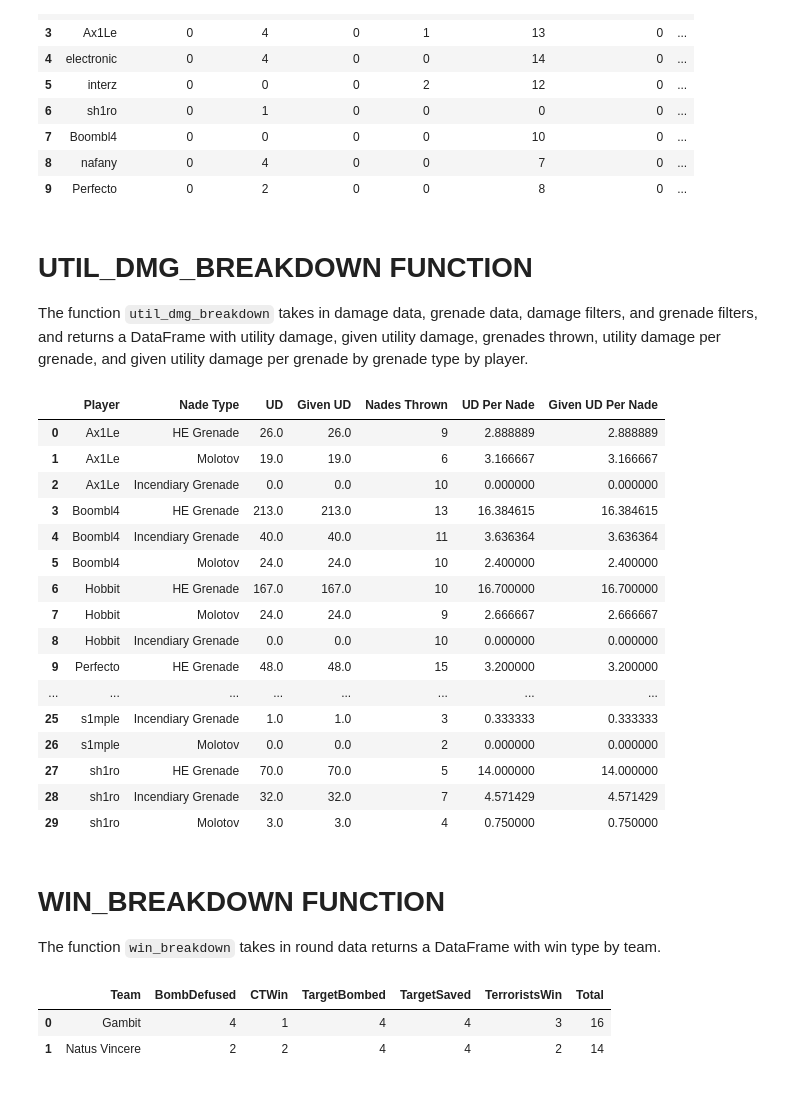
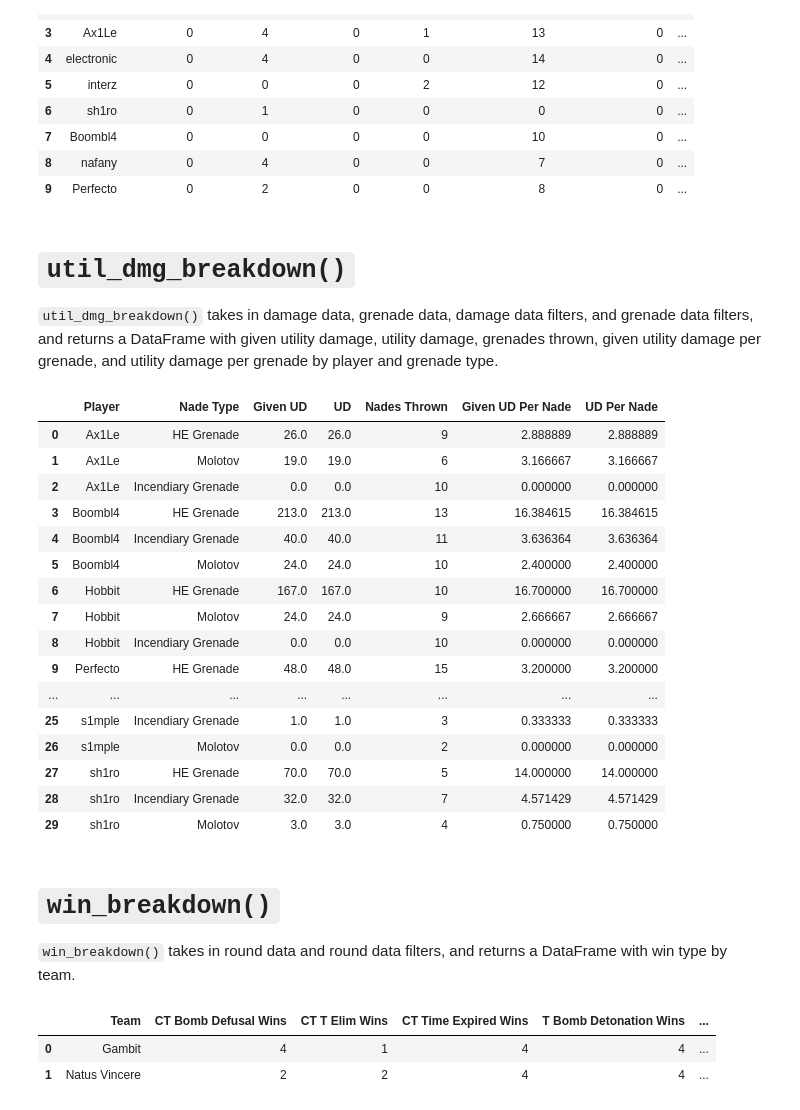
Before and after one commit to pnxenopoulos/awpy, a Jupyter notebook: examples/01_Basic_CSGO_Analysis.ipynb, the cells around one changed output. Drawn from its saved outputs; the diff is of its cells as text; code cells hidden in the pictures.

```diff
--- a/examples/01_Basic_CSGO_Analysis.ipynb
+++ b/examples/01_Basic_CSGO_Analysis.ipynb
@@ -14,7 +14,8 @@ from csgo.parser import DemoParser
 
 # Create the parser object.
 # Set log=True above if you want to produce a logfile for the parser.
-demo_parser = DemoParser(demofile = "../../CSGO_Demofiles/gambit-vs-natus-vincere-m1-dust2.dem", demo_id = "GA-NaVi-BLAST2021", parse_rate=128)
+demo_parser = DemoParser(demofile = "../../CSGO_Demofiles/gambit-vs-natus-vincere-m1-dust2.dem",
+                         demo_id = "GA-NaVi-BLAST2021", parse_rate=128)
 
 # Parse the demofile, output results to a dictionary and a dataframe.
 data = demo_parser.parse()
@@ -547,8 +646,8 @@ kill_breakdown(data_df["Kills"])
 | 8 | nafany | 0 | 4 | 0 | 0 | 7 | 0 | ... |
 | 9 | Perfecto | 0 | 2 | 0 | 0 | 8 | 0 | ... |
 # %% [markdown]
-# UTIL_DMG_BREAKDOWN FUNCTION
-The function `util_dmg_breakdown` takes in damage data, grenade data, damage filters, and grenade filters, and returns a DataFrame with utility damage, given utility damage, grenades thrown, utility damage per grenade, and given utility damage per grenade by grenade type by player.
+# `util_dmg_breakdown()`
+`util_dmg_breakdown()` takes in damage data, grenade data, damage data filters, and grenade data filters, and returns a DataFrame with given utility damage, utility damage, grenades thrown, given utility damage per grenade, and utility damage per grenade by player and grenade type.
 # %%
 def util_dmg_breakdown(damage_data: pd.DataFrame,
                        grenade_data: pd.DataFrame,
@@ -565,8 +664,8 @@ def util_dmg_breakdown(damage_data: pd.DataFrame,
                                                "Molotov"
                                           ]))], damage_filters, ["AttackerName",
                                                                  "Weapon"],
-                          ["HpDamage", "HpDamageTaken"], [["sum"], ["sum"]],
-                          ["Player", "Nade Type", "UD", "Given UD"])
+                          ["HpDamageTaken", "HpDamage"], [["sum"], ["sum"]],
+                          ["Player", "Nade Type", "Given UD", "UD"])
     nades_thrown = calc_stats(grenade_data.loc[grenade_data["GrenadeType"].isin([
                                                    "HE Grenade",
                                                    "Incendiary Grenade",
@@ -576,19 +675,19 @@ def util_dmg_breakdown(damage_data: pd.DataFrame,
                               [["size"]], ["Player", "Nade Type","Nades Thrown"])
     util_dmg_breakdown = util_dmg.merge(nades_thrown, how="outer", on =
                                         ["Player", "Nade Type"])
+    util_dmg_breakdown["Given UD Per Nade"] = (util_dmg_breakdown["Given UD"]
+                                               / util_dmg_breakdown["Nades Thrown"])
     util_dmg_breakdown["UD Per Nade"] = (util_dmg_breakdown["UD"]
                                          / util_dmg_breakdown["Nades Thrown"])
-    util_dmg_breakdown["Given UD Per Nade"] = (util_dmg_breakdown["Given UD"]
-                                               / util_dmg_breakdown["Nades Thrown"])
     util_dmg_breakdown.fillna(0, inplace=True)
-    util_dmg_breakdown.sort_values(by=["Player", "UD"], ascending=[True, False],
+    util_dmg_breakdown.sort_values(by=["Player", "Given UD"], ascending=[True, False],
                                    inplace=True)
     util_dmg_breakdown.reset_index(drop=True, inplace=True)
     return util_dmg_breakdown
 
 util_dmg_breakdown(data_df["Damages"], data_df["Grenades"])
 # %% [output]
-|  | Player | Nade Type | UD | Given UD | Nades Thrown | UD Per Nade | Given UD Per Nade |
+|  | Player | Nade Type | Given UD | UD | Nades Thrown | Given UD Per Nade | UD Per Nade |
 | 0 | Ax1Le | HE Grenade | 26.0 | 26.0 | 9 | 2.888889 | 2.888889 |
 | 1 | Ax1Le | Molotov | 19.0 | 19.0 | 6 | 3.166667 | 3.166667 |
 | 2 | Ax1Le | Incendiary Grenade | 0.0 | 0.0 | 10 | 0.000000 | 0.000000 |
@@ -606,29 +705,43 @@ util_dmg_breakdown(data_df["Damages"], data_df["Grenades"])
 | 28 | sh1ro | Incendiary Grenade | 32.0 | 32.0 | 7 | 4.571429 | 4.571429 |
 | 29 | sh1ro | Molotov | 3.0 | 3.0 | 4 | 0.750000 | 0.750000 |
 # %% [markdown]
-# WIN_BREAKDOWN FUNCTION
-The function `win_breakdown` takes in round data returns a DataFrame with win type by team.
+# `win_breakdown()`
+`win_breakdown()` takes in round data and round data filters, and returns a DataFrame with win type by team.
 # %%
 def win_breakdown(round_data: pd.DataFrame,
                   round_filters: Dict[str, Union[List[bool], List[str]]] = {}
 ) -> pd.DataFrame:
-    win_breakdown = calc_stats(round_data, round_filters, ["WinningTeam",
+    round_data_copy = round_data.copy()
+    round_data_copy.replace("BombDefused", "CT Bomb Defusal Wins", inplace=True)
+    round_data_copy.replace("CTWin", "CT T Elim Wins", inplace=True)
+    round_data_copy.replace("TargetBombed", "T Bomb Detonation Wins", inplace=True)
+    round_data_copy.replace("TargetSaved", "CT Time Expired Wins", inplace=True)
+    round_data_copy.replace("TerroristsWin", "T CT Elim Wins", inplace=True)
+    win_breakdown = calc_stats(round_data_copy, round_filters, ["WinningTeam",
                                                            "RoundEndReason"],
                                ["RoundEndReason"], [["size"]], [
                                                                 "Team",
                                                                 "RoundEndReason",
                                                                 "Count"
                                ])
     win_breakdown = win_breakdown.pivot(index="Team", columns="RoundEndReason",
                                         values="Count")
     win_breakdown.reset_index(inplace=True)
     win_breakdown = win_breakdown.rename_axis(None, axis=1)
-    win_breakdown["Total"] = win_breakdown.iloc[0:].sum(axis=1)
+    win_breakdown["Total CT Wins"] = win_breakdown.iloc[0:][list(
+        set.intersection(set(win_breakdown.columns),
+                         set(["CT Bomb Defusal Wins", "CT T Elim Wins",
+                              "CT Time Expired Wins"])))].sum(axis=1)
+    win_breakdown["Total T Wins"] =  win_breakdown.iloc[0:][list(
+        set.intersection(set(win_breakdown.columns),
+                         set(["T Bomb Detonation Wins", "T CT Elim Wins"])))
+        ].sum(axis=1)
+    win_breakdown["Total"] = win_breakdown.iloc[0:, 0:-2].sum(axis=1)
     return win_breakdown
 
 win_breakdown(data_df["Rounds"])
 # %% [output]
-|  | Team | BombDefused | CTWin | TargetBombed | TargetSaved | TerroristsWin | Total |
-| 0 | Gambit | 4 | 1 | 4 | 4 | 3 | 16 |
-| 1 | Natus Vincere | 2 | 2 | 4 | 4 | 2 | 14 |
+|  | Team | CT Bomb Defusal Wins | CT T Elim Wins | CT Time Expired Wins | T Bomb Detonation Wins | ... |
+| 0 | Gambit | 4 | 1 | 4 | 4 | ... |
+| 1 | Natus Vincere | 2 | 2 | 4 | 4 | ... |
 # %% [markdown]
```
Also changed, not shown: parts of 25 cells of this notebook, 3 other files.
